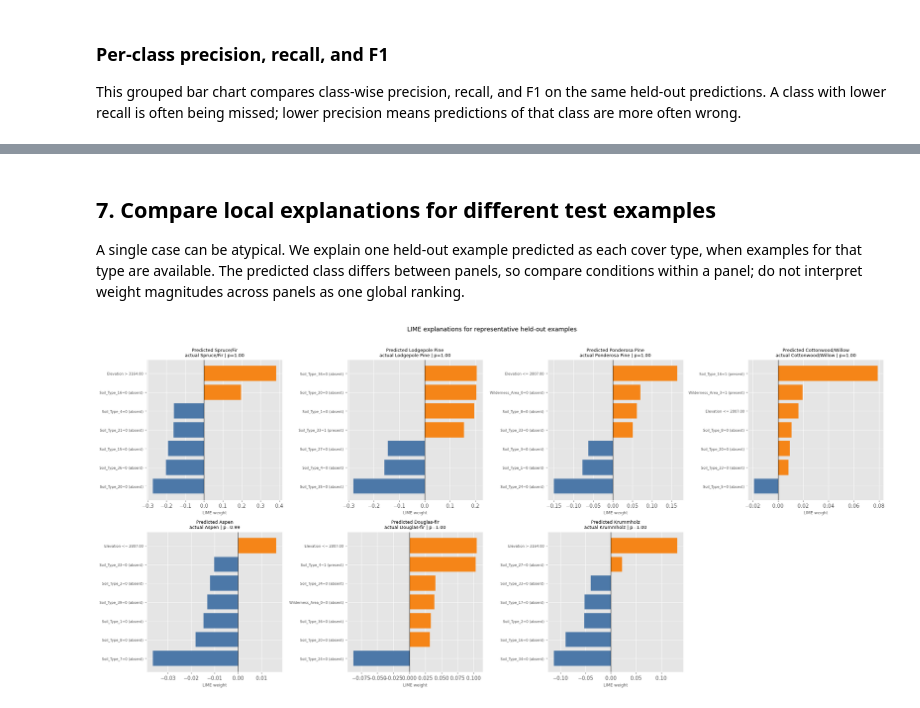
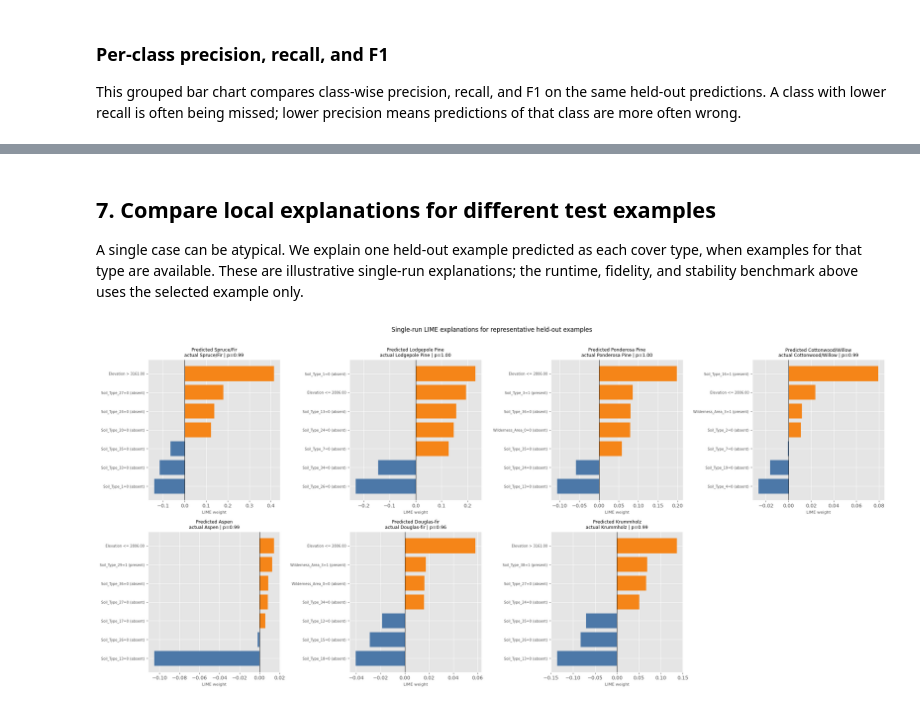
Before and after one commit to Ame1ia4/XAI, a Jupyter notebook: coverTree_activities/coverType_XGBoost_activity.ipynb, the cells around one changed output, grey strips where cells are left out. Cells and saved outputs as stored; diff of their text form; code cells hidden in the pictures.

```diff
--- a/coverTree_activities/coverType_XGBoost_activity.ipynb
+++ b/coverTree_activities/coverType_XGBoost_activity.ipynb
@@ -13,9 +13,10 @@ We set fixed random seeds for the data sample, train/test split, XGBoost model,
 # %%
+from time import perf_counter
+
 import numpy as np
 import pandas as pd
 import matplotlib.pyplot as plt
 
-from sklearn.datasets import fetch_covtype
 from sklearn.model_selection import train_test_split, cross_val_score
 from sklearn.metrics import (
     accuracy_score, classification_report, confusion_matrix,
@@ -25,6 +26,7 @@ from xgboost import XGBClassifier
 from lime.lime_tabular import LimeTabularExplainer
 
 RANDOM_STATE = 42
-SAMPLE_SIZE = 30_000
+SAMPLE_SIZE = 10_000
 plt.style.use("ggplot")
 plt.rcParams["figure.figsize"] = (9, 5)
+%matplotlib inline
@@ -178,6 +175,6 @@ We reserve 25% of the 30,000-row sample as a final test set. XGBoost is a gradie
 # %%
 X_train, X_test, y_train, y_test = train_test_split(
-    X, y, test_size=0.25, random_state=RANDOM_STATE, stratify=y
+    X, y, test_size=0.2, random_state=RANDOM_STATE, stratify=y
 )
 
 model = XGBClassifier(
@@ -397,33 +463,38 @@ plt.show()
 # %% [markdown]
 ## 7. Compare local explanations for different test examples
 
-A single case can be atypical. We explain one held-out example predicted as each cover type, when examples for that type are available. The predicted class differs between panels, so compare conditions within a panel; do not interpret weight magnitudes across panels as one global ranking.
+A single case can be atypical. We explain one held-out example predicted as each cover type, when examples for that type are available. These are illustrative single-run explanations; the runtime, fidelity, and stability benchmark above uses the selected example only.
 # %%
 representatives = []
 for class_id in range(len(class_names)):
     candidates = np.flatnonzero(y_pred == class_id)
     if len(candidates):
         pos = int(candidates[np.argmax(y_proba[candidates, class_id])])
         representatives.append((class_id, pos))
 
 fig, axes = plt.subplots(2, 4, figsize=(22, 10), squeeze=False)
+representative_explanations = []
 for ax, (class_id, pos) in zip(axes.flat, representatives):
     exp = explainer.explain_instance(
-        X_test.iloc[pos].to_numpy(), model.predict_proba,
-        labels=(class_id,), num_features=7, num_samples=2500
+        data_row=X_test.iloc[pos].to_numpy(),
+        predict_fn=model.predict_proba,
+        labels=(class_id,),
+        num_features=7,
+        num_samples=2_500,
     )
+    representative_explanations.append(exp)
     terms = pd.DataFrame(exp.as_list(label=class_id), columns=["condition", "weight"]).sort_values("weight")
     ax.barh(terms.condition, terms.weight,
             color=["#4C78A8" if w < 0 else "#F58518" for w in terms.weight])
     ax.axvline(0, color="black", linewidth=.8)
     ax.set_title(f"Predicted {class_names[class_id]}\nactual {class_names[int(y_test.iloc[pos])]} | p={y_proba[pos, class_id]:.2f}", fontsize=9)
     ax.set_xlabel("LIME weight", fontsize=8)
     ax.tick_params(axis="y", labelsize=7)
 for ax in axes.flat[len(representatives):]:
     ax.axis("off")
-fig.suptitle("LIME explanations for representative held-out examples", y=1.01)
+fig.suptitle("Single-run LIME explanations for representative held-out examples", y=1.01)
 plt.tight_layout()
 plt.show()
 # %% [output]
-[figure, old version]
+[figure, new version]
 # %% [markdown]
```
Also changed, not shown: parts of 23 cells of this notebook.
